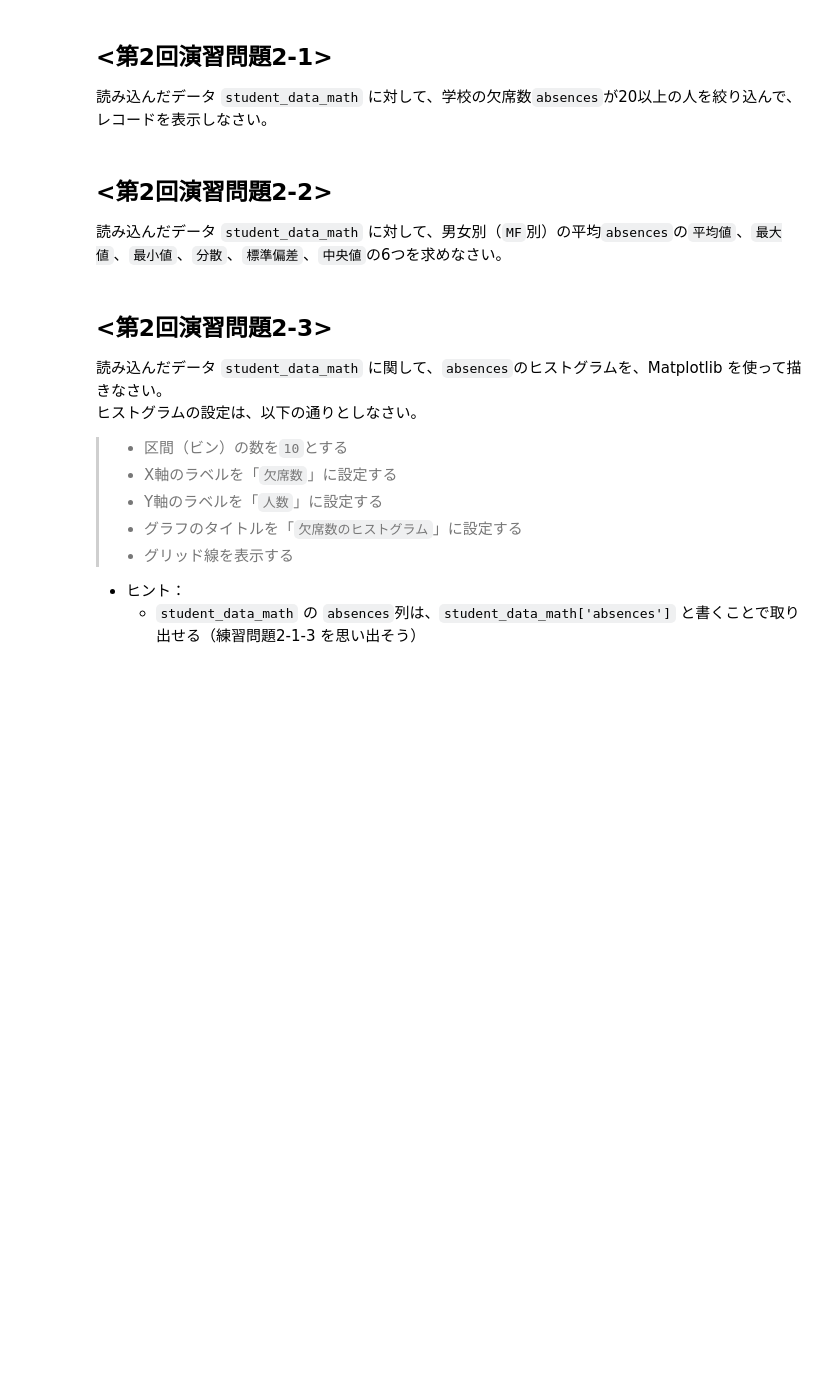
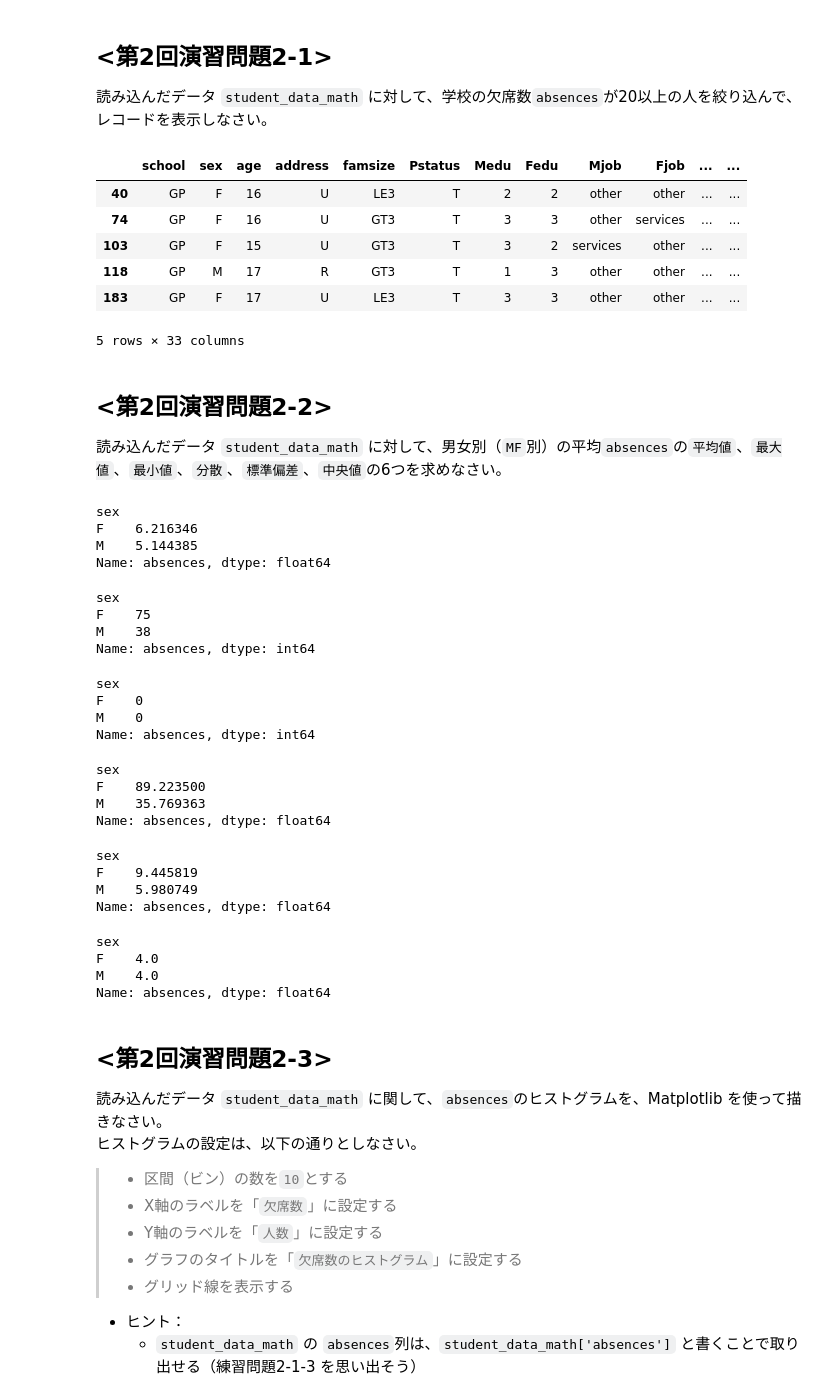
Before and after one commit to fami-gb/KAIT-HW, a Jupyter notebook: AI-DS/No02/No02-2_Enshu.ipynb, the cells around one changed output. Drawn from its saved outputs; the diff is of its cells as text; code cells hidden in the pictures; blank space fills up the shorter version.

```diff
--- a/AI-DS/No02/No02-2_Enshu.ipynb
+++ b/AI-DS/No02/No02-2_Enshu.ipynb
@@ -21,22 +29,67 @@ student_data_math.head()
 # %%
 # absences が20以上の人を絞り込んで、レコードを表示しなさい
 # 解答のコードをここに記入
+student_data_math[student_data_math['absences'] >= 20].head()
+# %% [output]
+|  | school | sex | age | address | famsize | Pstatus | Medu | Fedu | Mjob | Fjob | ... | ... |
+| 40 | GP | F | 16 | U | LE3 | T | 2 | 2 | other | other | ... | ... |
+| 74 | GP | F | 16 | U | GT3 | T | 3 | 3 | other | services | ... | ... |
+| 103 | GP | F | 15 | U | GT3 | T | 3 | 2 | services | other | ... | ... |
+| 118 | GP | M | 17 | R | GT3 | T | 1 | 3 | other | other | ... | ... |
+| 183 | GP | F | 17 | U | LE3 | T | 3 | 3 | other | other | ... | ... |
+5 rows × 33 columns
 # %% [markdown]
 ## <第2回演習問題2-2>
 
 読み込んだデータ `student_data_math` に対して、男女別（`MF`別）の平均`absences`の`平均値`、`最大値`、`最小値`、`分散`、`標準偏差`、`中央値`の6つを求めなさい。
 # %%
 # 解答のコードをここに記入（平均値）※ 練習問題2-2-1の復習
+student_data_math.groupby('sex')['absences'].mean()
+# %% [output]
+sex
+F    6.216346
+M    5.144385
+Name: absences, dtype: float64
 # %%
 # 解答のコードをここに記入（最大値）
+student_data_math.groupby('sex')['absences'].max()
+# %% [output]
+sex
+F    75
+M    38
+Name: absences, dtype: int64
 # %%
 # 解答のコードをここに記入（最小値）
+student_data_math.groupby('sex')['absences'].min()
+# %% [output]
+sex
+F    0
+M    0
+Name: absences, dtype: int64
 # %%
 # 解答のコードをここに記入（分散）
+student_data_math.groupby('sex')['absences'].var()
+# %% [output]
+sex
+F    89.223500
+M    35.769363
+Name: absences, dtype: float64
 # %%
 # 解答のコードをここに記入（標準偏差）
+student_data_math.groupby('sex')['absences'].std()
+# %% [output]
+sex
+F    9.445819
+M    5.980749
+Name: absences, dtype: float64
 # %%
 # 解答のコードをここに記入（中央値）
+student_data_math.groupby('sex')['absences'].median()
+# %% [output]
+sex
+F    4.0
+M    4.0
+Name: absences, dtype: float64
 # %% [markdown]
 ## <第2回演習問題2-3>
 
```
Also changed, not shown: parts of 4 cells of this notebook.
